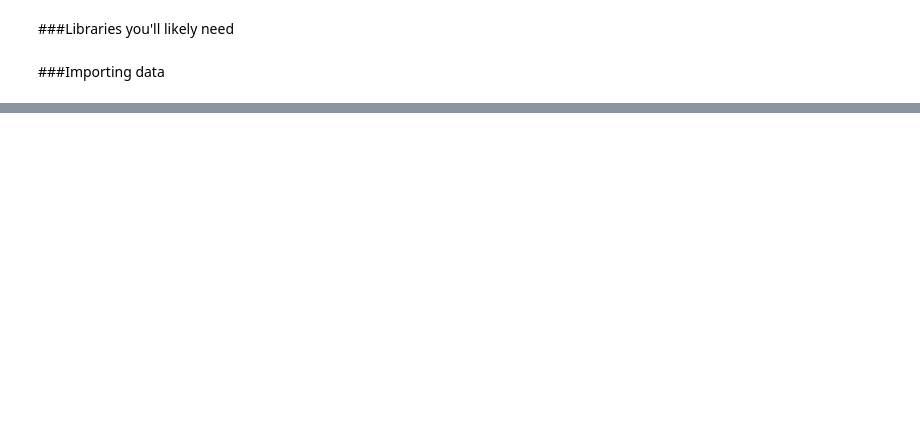
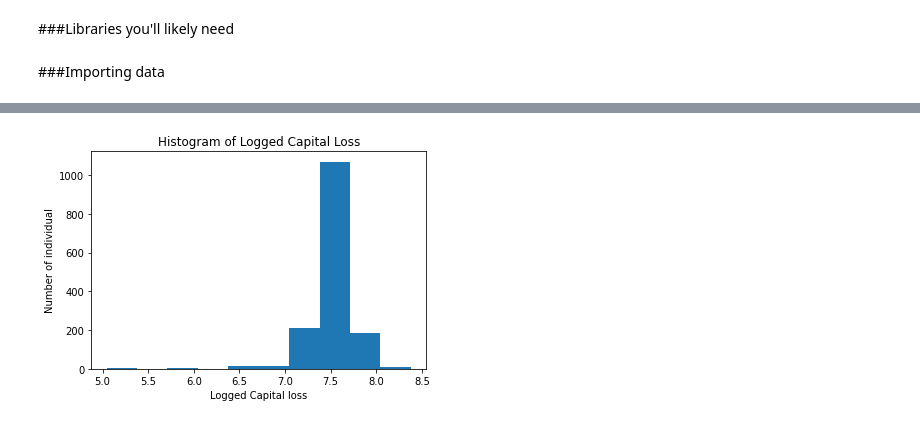
Before and after one commit to Tiffany0410/JSC270_Assg2, a Jupyter notebook: JSC270_Assignment2.ipynb, the cells around one changed output, grey strips where cells are left out. Cells and saved outputs as stored; diff of their text form; code cells hidden in the pictures; blank space fills up the shorter version.

```diff
--- a/JSC270_Assignment2.ipynb
+++ b/JSC270_Assignment2.ipynb
@@ -18,0 +121,10 @@ income94.columns = ['age','workclass', 'fnlwgt','education','education_num','mar
+# %%
+# Logged capital loss
+loss = income94[income94.capital_loss > 0]
+plt.hist(np.log(loss.capital_loss))
+plt.title('Histogram of Logged Capital Loss')
+plt.xlabel('Logged Capital loss')
+plt.ylabel('Number of individual')
+plt.show()
+# %% [output]
+[figure, added]
```
Also changed, not shown: parts of 10 cells of this notebook.
